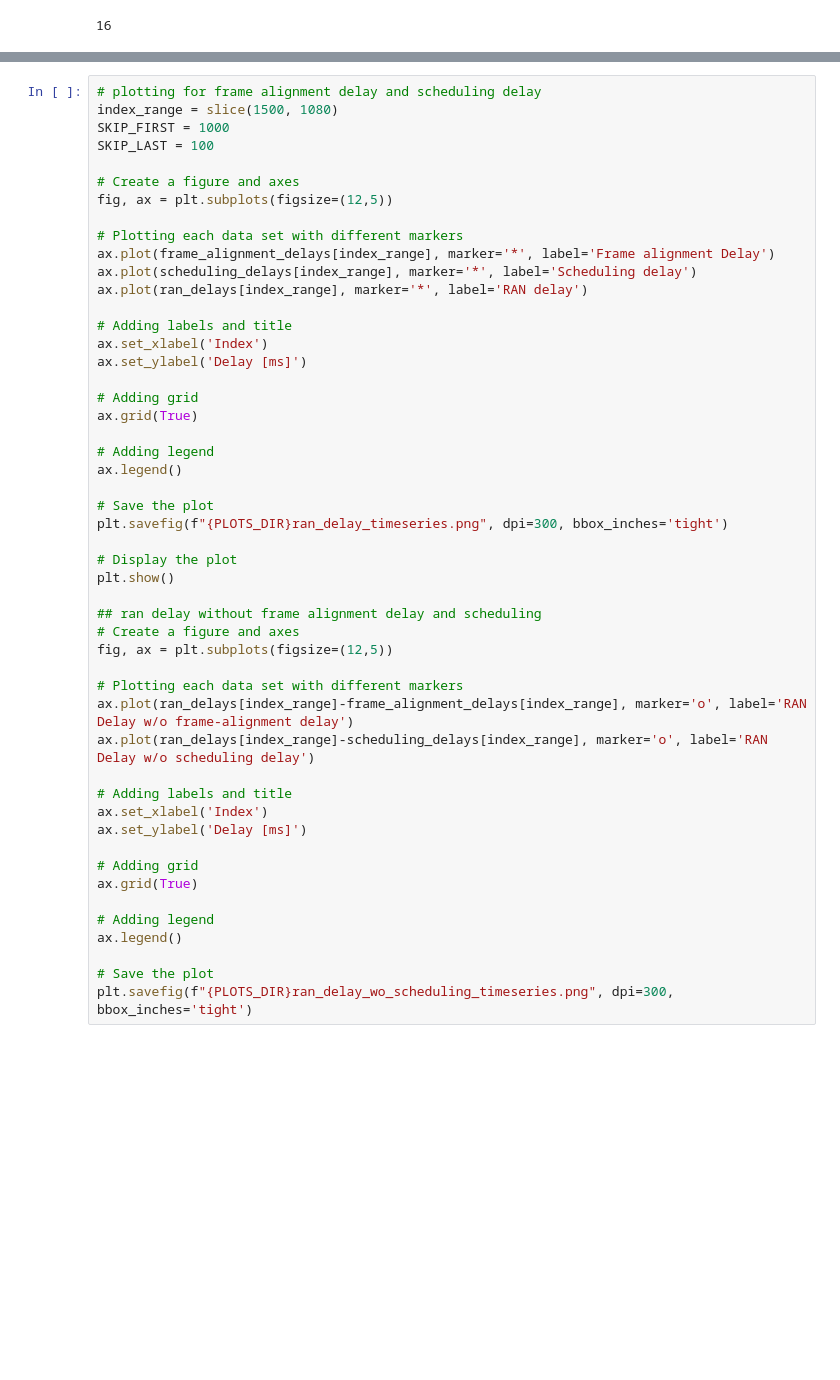
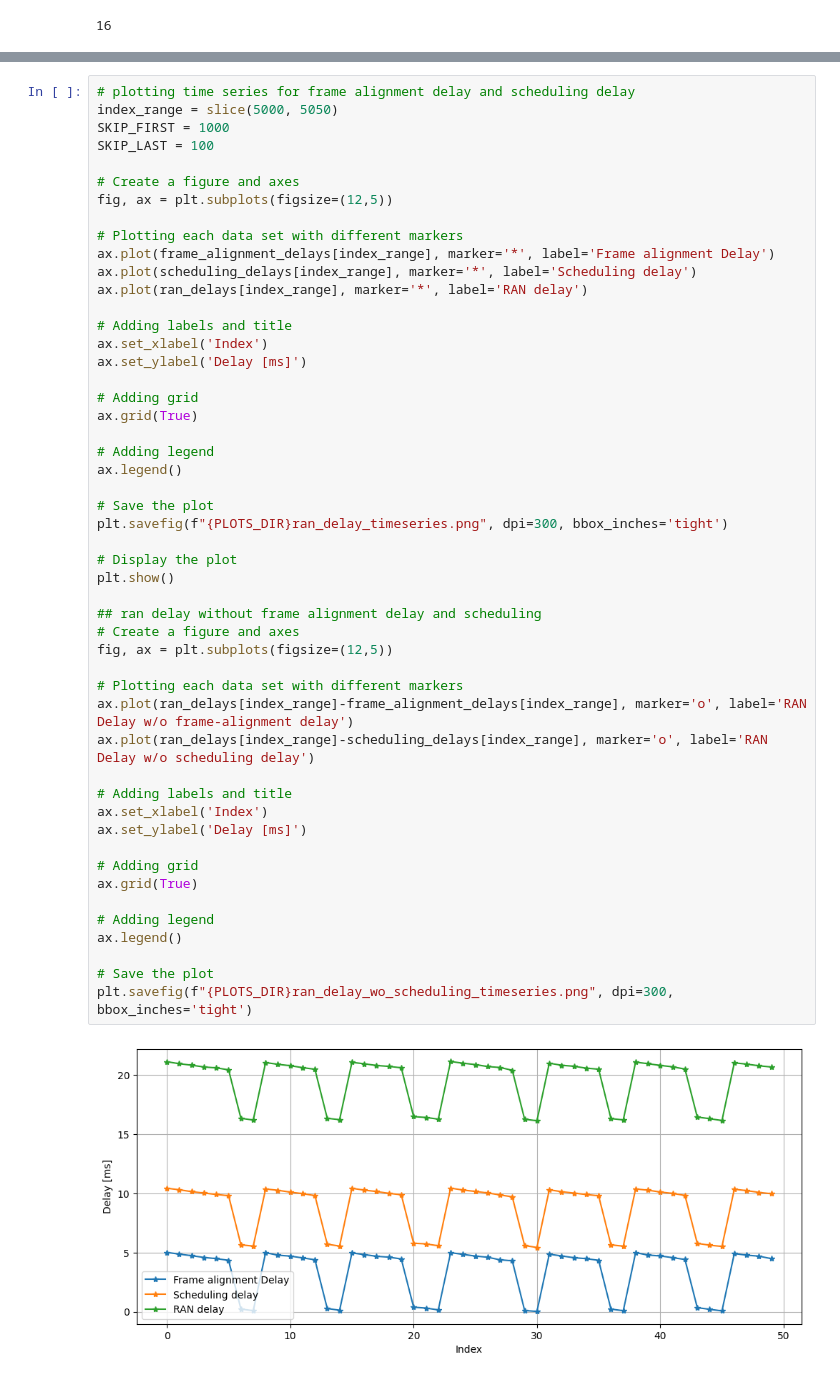
Before and after one commit to gourav-prateek-sharma/meas-visualization, a Jupyter notebook: plots.ipynb, the cells around one changed output, grey strips where cells are left out. Saved outputs shown, nothing was run; the diff lists cells and outputs as text; blank space fills up the shorter version.

```diff
--- a/plots.ipynb
+++ b/plots.ipynb
@@ -125,6 +162,6 @@ plt.show()
 # %%
-# plotting for frame alignment delay and scheduling delay
-index_range = slice(1500, 1080)
+# plotting time series for frame alignment delay and scheduling delay
+index_range = slice(5000, 5050)
 SKIP_FIRST = 1000
 SKIP_LAST = 100
 
@@ -145,30 +182,32 @@ ax.grid(True)
 
 # Adding legend
 ax.legend()
 
 # Save the plot
 plt.savefig(f"{PLOTS_DIR}ran_delay_timeseries.png", dpi=300, bbox_inches='tight')
 
 # Display the plot
 plt.show()
 
 ## ran delay without frame alignment delay and scheduling
 # Create a figure and axes
 fig, ax = plt.subplots(figsize=(12,5))
 
 # Plotting each data set with different markers
 ax.plot(ran_delays[index_range]-frame_alignment_delays[index_range], marker='o', label='RAN Delay w/o frame-alignment delay')
 ax.plot(ran_delays[index_range]-scheduling_delays[index_range], marker='o', label='RAN Delay w/o scheduling delay')
 
 # Adding labels and title
 ax.set_xlabel('Index')
 ax.set_ylabel('Delay [ms]')
 
 # Adding grid
 ax.grid(True)
 
 # Adding legend
 ax.legend()
 
 # Save the plot
 plt.savefig(f"{PLOTS_DIR}ran_delay_wo_scheduling_timeseries.png", dpi=300, bbox_inches='tight')
+# %% [output]
+[figure, added]
```
Also changed, not shown: parts of 30 cells of this notebook, 3 other files.
